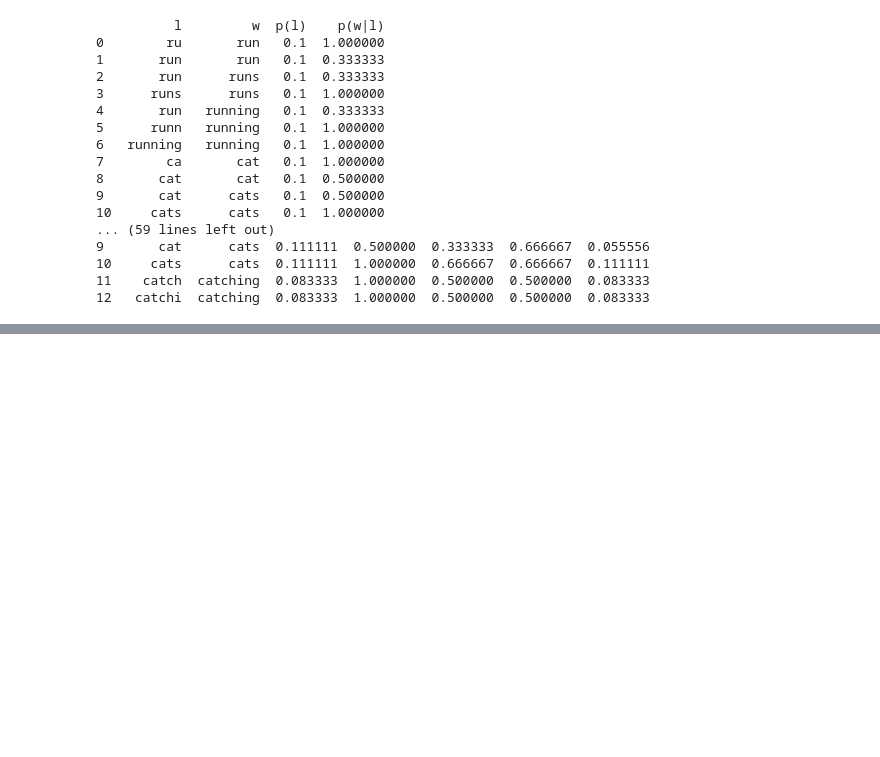
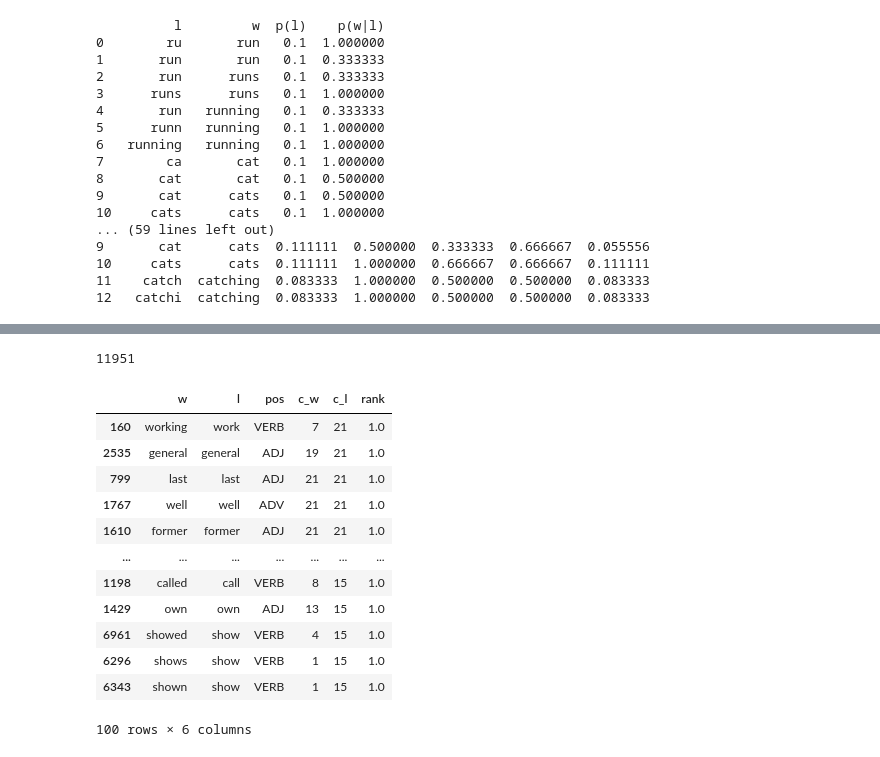
Before and after one commit to faisal-iut/minimal-morpho-inflection, a Jupyter notebook: notebook.ipynb, the cells around one changed output, grey strips where cells are left out. Cells and saved outputs as stored; diff of their text form; code cells hidden in the pictures; blank space fills up the shorter version.

```diff
--- a/notebook.ipynb
+++ b/notebook.ipynb
@@ -225,0 +364,20 @@ plot_utils.plot_em_iteration(avg_ll)
+# %%
+len(set(dfc['l']))
+# %% [output]
+11951
+# %%
+dfc[200:300]
+# %% [output]
+|  | w | l | pos | c_w | c_l | rank |
+| 160 | working | work | VERB | 7 | 21 | 1.0 |
+| 2535 | general | general | ADJ | 19 | 21 | 1.0 |
+| 799 | last | last | ADJ | 21 | 21 | 1.0 |
+| 1767 | well | well | ADV | 21 | 21 | 1.0 |
+| 1610 | former | former | ADJ | 21 | 21 | 1.0 |
+| ... | ... | ... | ... | ... | ... | ... |
+| 1198 | called | call | VERB | 8 | 15 | 1.0 |
+| 1429 | own | own | ADJ | 13 | 15 | 1.0 |
+| 6961 | showed | show | VERB | 4 | 15 | 1.0 |
+| 6296 | shows | show | VERB | 1 | 15 | 1.0 |
+| 6343 | shown | show | VERB | 1 | 15 | 1.0 |
+100 rows × 6 columns
```
Also changed, not shown: parts of 22 cells of this notebook, 4 other files.
